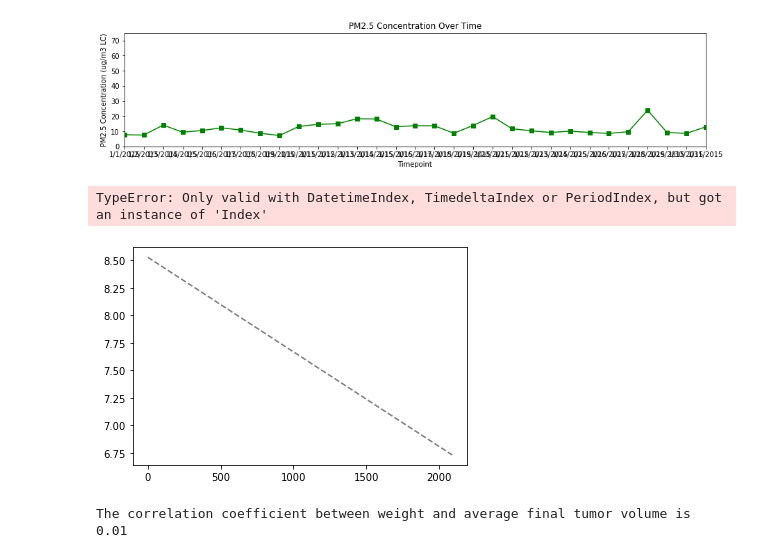
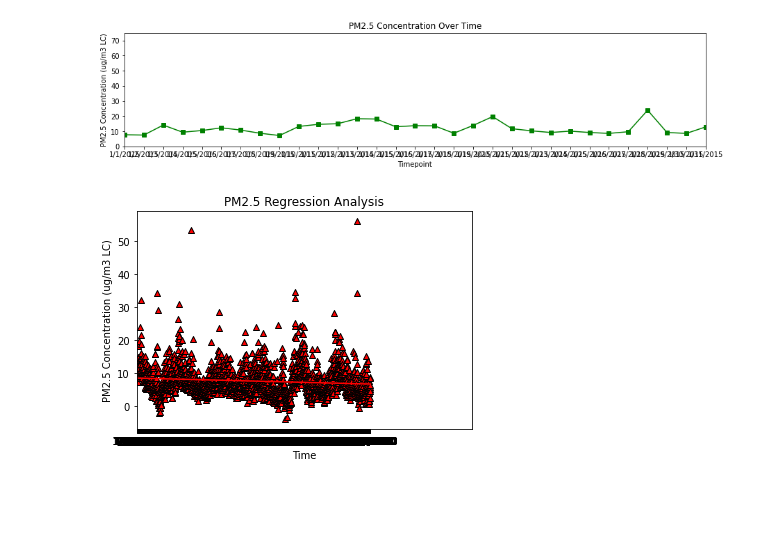
Before and after one commit to gonzaloreusch/Air-Quality, a Jupyter notebook: MatPlotLib_AQI.ipynb, the cells around one changed output. Drawn from its saved outputs; the diff is of its cells as text; code cells hidden in the pictures; blank space fills up the shorter version.

Commit message:
Got scatter and regress working

```diff
--- a/MatPlotLib_AQI.ipynb
+++ b/MatPlotLib_AQI.ipynb
@@ -60,28 +60,32 @@ plt.show()
 # Combined_AQI_csv["week"]=Combined_AQI_csv["Date"].dt.strftime("%V")
 
 #Combined_AQI_csv["week"]=Combined_AQI_csv["Date"].dt.week
-Week_DF = Combined_AQI_csv.groupby(pd.Grouper(key="Date",freq="1W")).mean()["Daily Mean PM2.5 Concentration"]
-Week_DF
+
+#Week_DF = Combined_AQI_csv.groupby(pd.Grouper(key="Date",freq="1W")).mean()["Daily Mean PM2.5 Concentration"]
+#Week_DF
-# %% [output]
-TypeError: Only valid with DatetimeIndex, TimedeltaIndex or PeriodIndex, but got an instance of 'Index'
 # %%
 # Calculate the correlation coefficient and linear regression model
 # Based on PM2.5 over Time
+
+# Regression
 m_slope, m_int, m_r, m_p, m_std_err = st.linregress(Combined_AQI_csv.index.values, Combined_AQI_csv["Daily Mean PM2.5 Concentration"])
-m_fit = m_slope * Combined_AQI_csv.index.values + m_int
-#plt.scatter(Combined_AQI_csv["Date"], Combined_AQI_csv["Daily Mean PM2.5 Concentration"], marker="^", facecolors="red", edgecolors="black")
-# plt.title("PM2.5 Regression Analysis")
-# plt.xlabel("Time")
-# plt.ylabel("PM2.5 Concentration (ug/m3 LC)")
+regress_values = Combined_AQI_csv.index.values * m_slope + m_int
+plt.plot(Combined_AQI_csv.index.values,regress_values,"r-")
 
-# plt.ylim(0,75)
-plt.plot(Combined_AQI_csv.index.values,m_fit,"--",color="black",alpha=.5)
+# scatterplot
+#ax = plt.gca()
+#dates = Combined_AQI_csv
+#plt.figure(figsize=(20,5))
+plt.scatter(Combined_AQI_csv["Date"], Combined_AQI_csv["Daily Mean PM2.5 Concentration"], marker="^", facecolors="red", edgecolors="black")
+plt.title("PM2.5 Regression Analysis")
+plt.xlabel("Time")
+plt.ylabel("PM2.5 Concentration (ug/m3 LC)")
+plt.xlim(0,3000)
 plt.show()
 
+
 #Correlation Coefficient
-W=Combined_AQI_csv["Date"]
-A=Combined_AQI_csv["Daily Mean PM2.5 Concentration"]
-print(f"The correlation coefficient between weight and average final tumor volume is {round(m_r**2,2)}")
+#W=Combined_AQI_csv["Date"]
+#A=Combined_AQI_csv["Daily Mean PM2.5 Concentration"]
 # %% [output]
-[figure, old version]
+[figure, new version]
-The correlation coefficient between weight and average final tumor volume is 0.01
```
